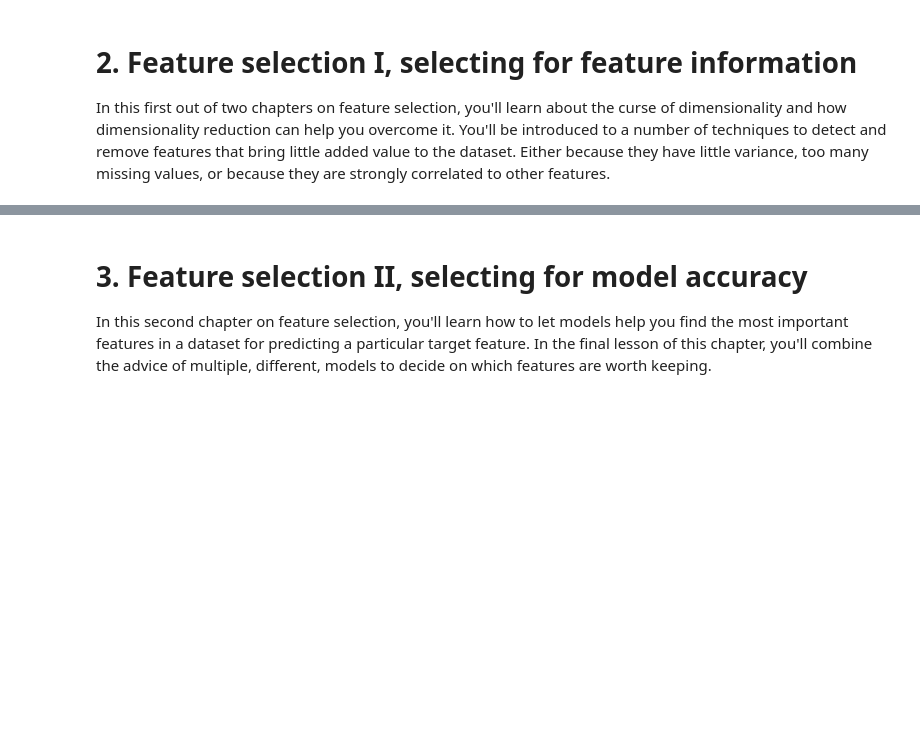
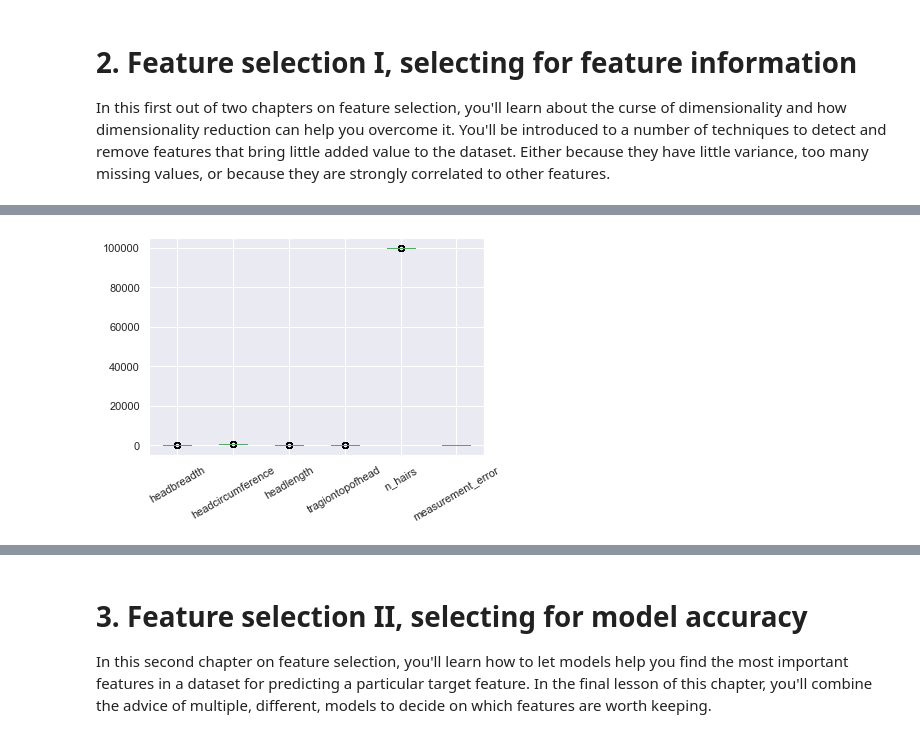
Before and after one commit to ggjuancamilo/DataCamp, a Jupyter notebook: Machine Learning Scientist with python/07- Dimensionality Reduction/Code/Dimensionality Reduction in Python.ipynb, the cells around one changed output, grey strips where cells are left out. Saved outputs shown, nothing was run; the diff lists cells and outputs as text; code cells hidden in the pictures; blank space fills up the shorter version.

```diff
--- a/Machine Learning Scientist with python/07- Dimensionality Reduction/Code/Dimensionality Reduction in Python.ipynb
+++ b/Machine Learning Scientist with python/07- Dimensionality Reduction/Code/Dimensionality Reduction in Python.ipynb
@@ -112,0 +278,10 @@ In this first out of two chapters on feature selection, you'll learn about the c
+# %%
+head_df = pd.read_csv('data/ANSUR_HEAD.txt', index_col=0)
+# %%
+# Create the boxplot
+head_df.plot(kind = 'box')
+plt.xticks(rotation = 30)
+
+plt.show()
+# %% [output]
+[figure, added]
```
Also changed, not shown: parts of 27 cells of this notebook, 7 other files.
